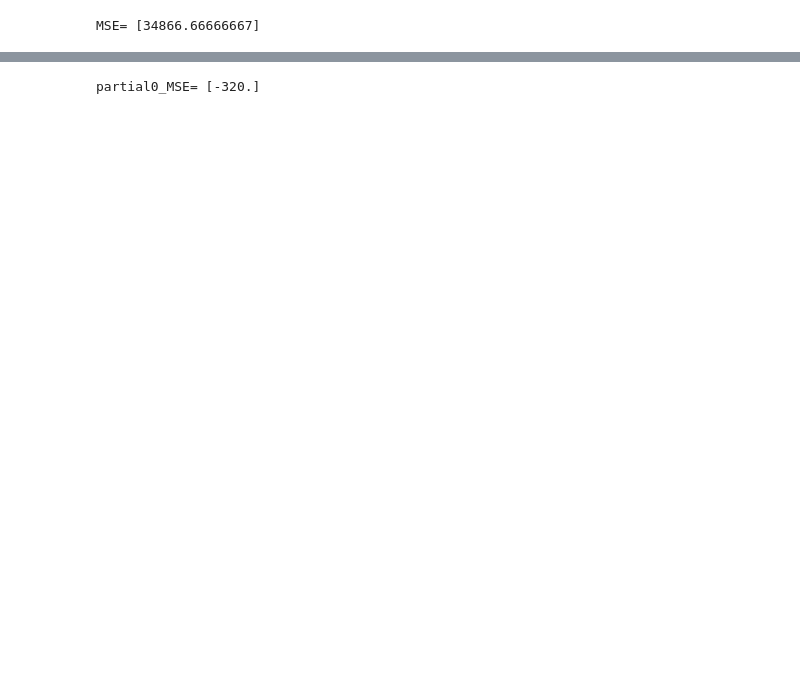
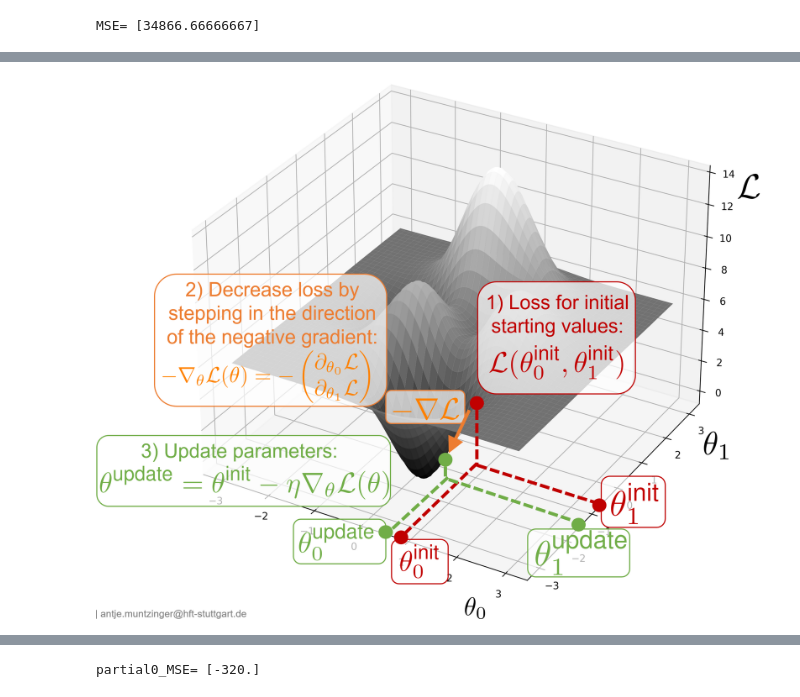
Before and after one commit to AMuntzinger/Gradient_Descent_By_Hand, a Jupyter notebook: Gradient_Descent_By_Hand.ipynb, the cells around one changed output, grey strips where cells are left out. Saved outputs shown, nothing was run; the diff lists cells and outputs as text; code cells hidden in the pictures; blank space fills up the shorter version.

```diff
--- a/Gradient_Descent_By_Hand.ipynb
+++ b/Gradient_Descent_By_Hand.ipynb
@@ -94,6 +97,11 @@ MSE= [34866.66666667]
 We can think of this loss function (error function) as a 3D "mountain" $\mathcal L(\theta_0, \theta_1)$. The exact position in the mountain depends on the parameters $\theta_0$ and $\theta_1$, so we want to find parameters that make the loss minimal (like a "valley" in our "mountain"). This is the idea of gradient descent: We start with a random starting position in the "mountain" (random initial $\theta$) and try to achieve a smaller error by adapting our parameters $\theta$, taking a step in the "downward" direction of the error. The gradient always points in the direction of steepest increase, so we use the negative gradient direction to decrease our error. We can steer the step size by choosing the learning rate $\eta$.
 
 <img src="images/GD.png" width="700" />
+# %%
+from IPython.display import Image
+Image("GD.png", width="700")
+# %% [output]
+[figure, added]
 # %% [markdown]
 To calculate the gradient, we need the partial derivatives with respect to our weights $\theta$ that we want to adapt. The first partial derivative for $\theta = (70, 1)^T$ is (using the chain rule)*:
 
```
Also changed, not shown: parts of 2 cells of this notebook, 2 other files.
